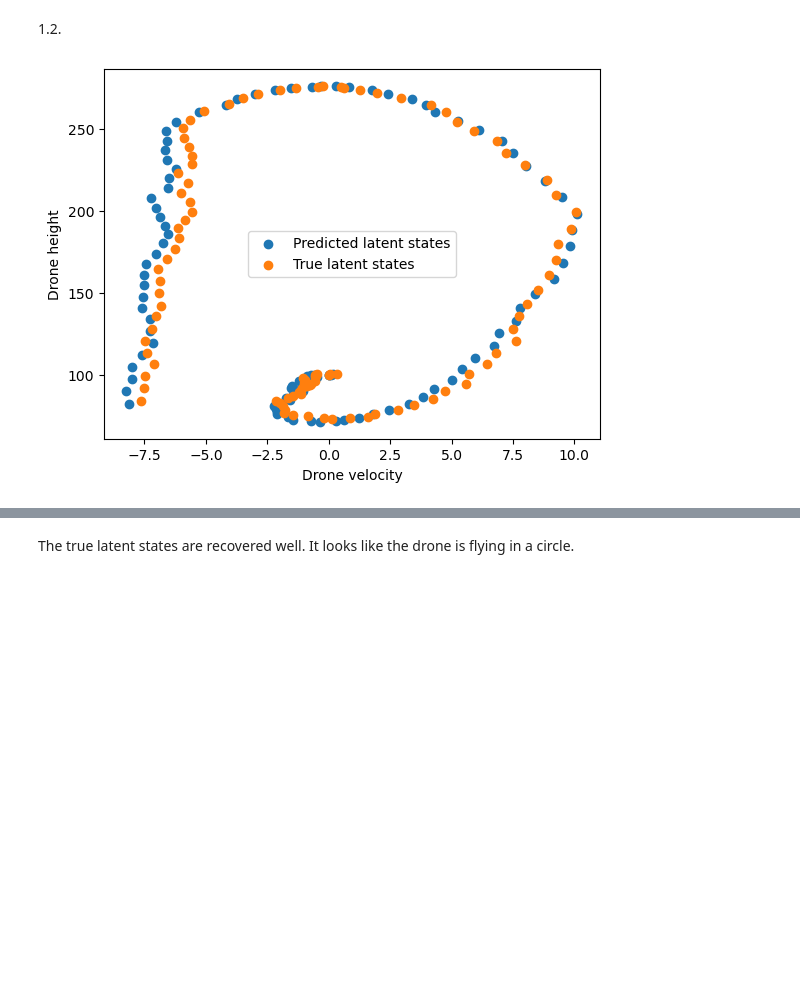
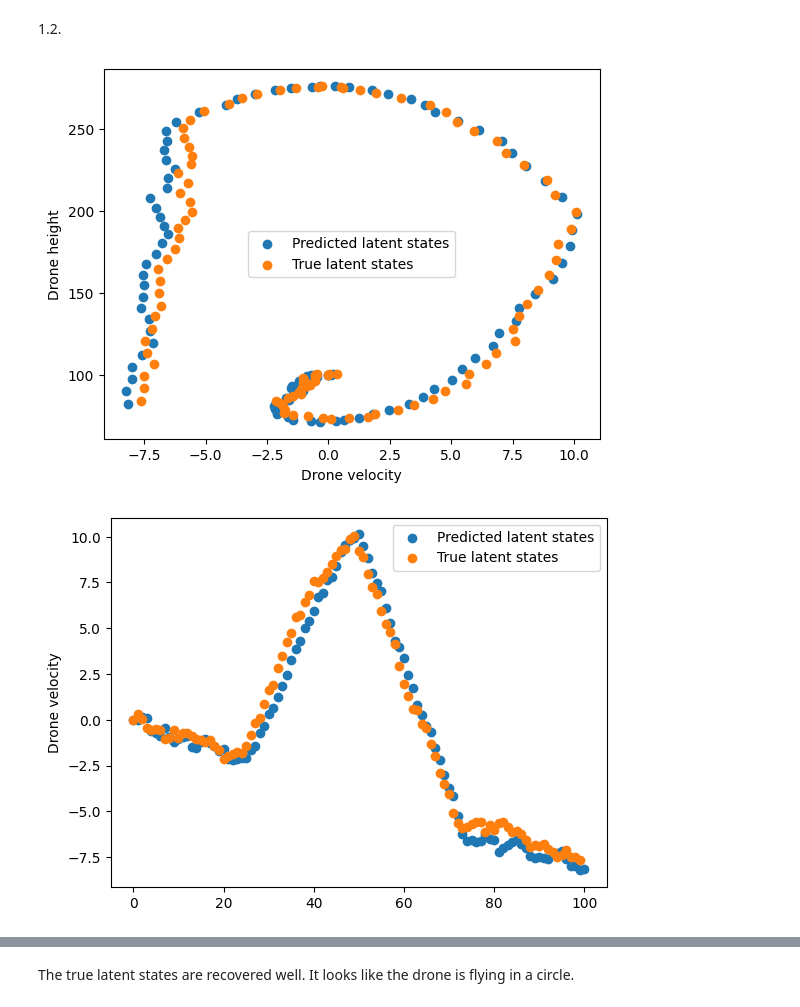
Before and after one commit to Sam-RvandV/TSM_SS2025, a Jupyter notebook: exercises/ex4_oliver/ex4.ipynb, the cells around one changed output, grey strips where cells are left out. Cells and saved outputs as stored; diff of their text form; code cells hidden in the pictures; blank space fills up the shorter version.

```diff
--- a/exercises/ex4_oliver/ex4.ipynb
+++ b/exercises/ex4_oliver/ex4.ipynb
@@ -55,7 +55,7 @@ K  = np.zeros((T+1, n, m))
 
 mu[0] = mu0
 L[0]  = L0
-
+t_arr = np.arange(T+1)
 for t in range(1, T+1):
 
     # Calculate Gain and mu
@@ -71,9 +71,22 @@ for t in range(1, T+1):
 # %%
 plt.scatter(mu.T[1], mu.T[0], label='Predicted latent states')
 plt.scatter(z[1], z[0], label='True latent states')
 plt.xlabel('Drone velocity')
 plt.ylabel('Drone height')
 plt.legend()
 plt.show()
+
+plt.scatter(t_arr, mu.T[1], label='Predicted latent states')
+plt.scatter(t_arr[:-1],z[1], label='True latent states')
+plt.ylabel('Drone velocity')
+plt.legend()
+plt.show()
+
+plt.scatter(t_arr, mu.T[0], label='Predicted latent states')
+plt.scatter(t_arr[:-1], z[0], label='True latent states')
+plt.xlabel('Drone velocity')
+plt.legend()
+plt.show()
 # %% [output]
 [figure]
+[figure, added]
```
Also changed, not shown: parts of 3 cells of this notebook, 5 other files.
